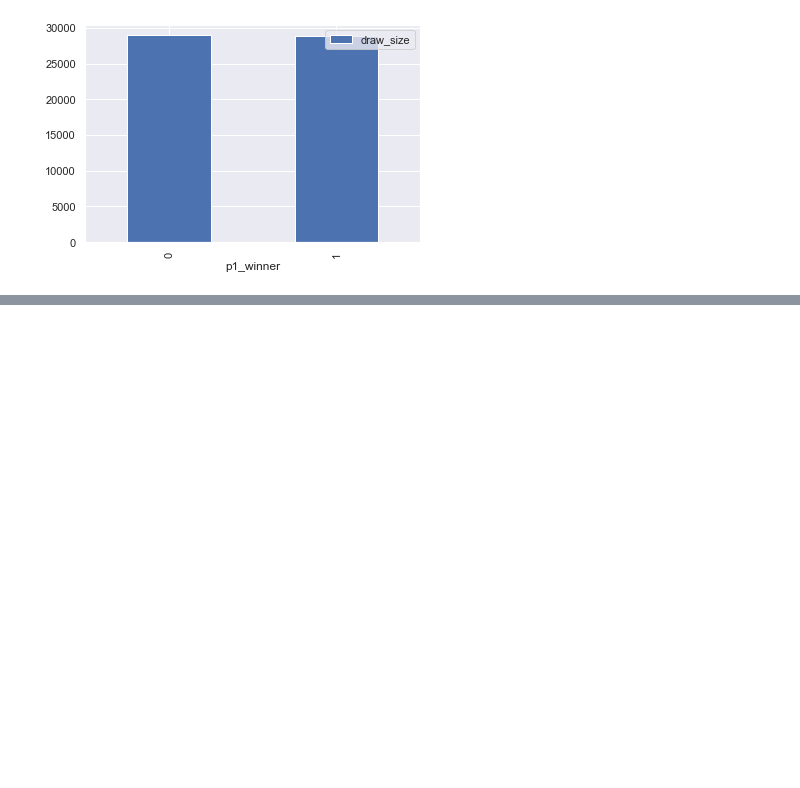
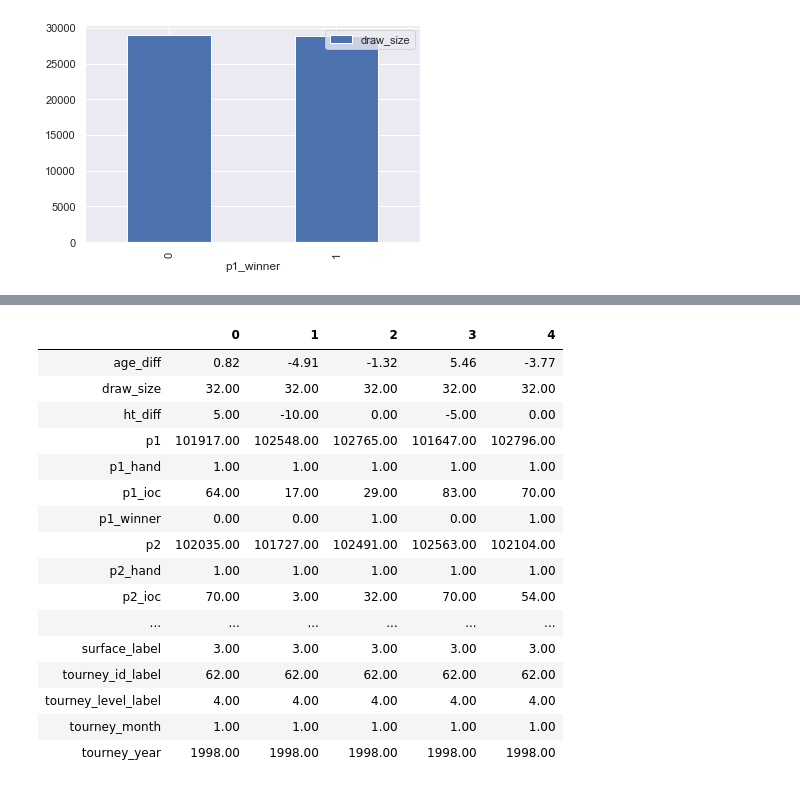
Before and after one commit to sv650s/atp-tennis-predictions, a Jupyter notebook: notebooks/3-atp_basic_feature_engineering.ipynb, the cells around one changed output, grey strips where cells are left out. Saved outputs shown, nothing was run; the diff lists cells and outputs as text; code cells hidden in the pictures; blank space fills up the shorter version.

Commit message:
Ran logistic regression to test our features
* created a 2nd set of features based on player stats diff

```diff
--- a/notebooks/3-atp_basic_feature_engineering.ipynb
+++ b/notebooks/3-atp_basic_feature_engineering.ipynb
@@ -526,0 +584,20 @@ features[['p1_winner','draw_size']].groupby("p1_winner").count().plot(kind='bar'
+# %%
+features_diff.head().T
+# %% [output]
+|  | 0 | 1 | 2 | 3 | 4 |
+| age_diff | 0.82 | -4.91 | -1.32 | 5.46 | -3.77 |
+| draw_size | 32.00 | 32.00 | 32.00 | 32.00 | 32.00 |
+| ht_diff | 5.00 | -10.00 | 0.00 | -5.00 | 0.00 |
+| p1 | 101917.00 | 102548.00 | 102765.00 | 101647.00 | 102796.00 |
+| p1_hand | 1.00 | 1.00 | 1.00 | 1.00 | 1.00 |
+| p1_ioc | 64.00 | 17.00 | 29.00 | 83.00 | 70.00 |
+| p1_winner | 0.00 | 0.00 | 1.00 | 0.00 | 1.00 |
+| p2 | 102035.00 | 101727.00 | 102491.00 | 102563.00 | 102104.00 |
+| p2_hand | 1.00 | 1.00 | 1.00 | 1.00 | 1.00 |
+| p2_ioc | 70.00 | 3.00 | 32.00 | 70.00 | 54.00 |
+| ... | ... | ... | ... | ... | ... |
+| surface_label | 3.00 | 3.00 | 3.00 | 3.00 | 3.00 |
+| tourney_id_label | 62.00 | 62.00 | 62.00 | 62.00 | 62.00 |
+| tourney_level_label | 4.00 | 4.00 | 4.00 | 4.00 | 4.00 |
+| tourney_month | 1.00 | 1.00 | 1.00 | 1.00 | 1.00 |
+| tourney_year | 1998.00 | 1998.00 | 1998.00 | 1998.00 | 1998.00 |
```
Also changed, not shown: parts of 13 cells of this notebook, 1 other file.
